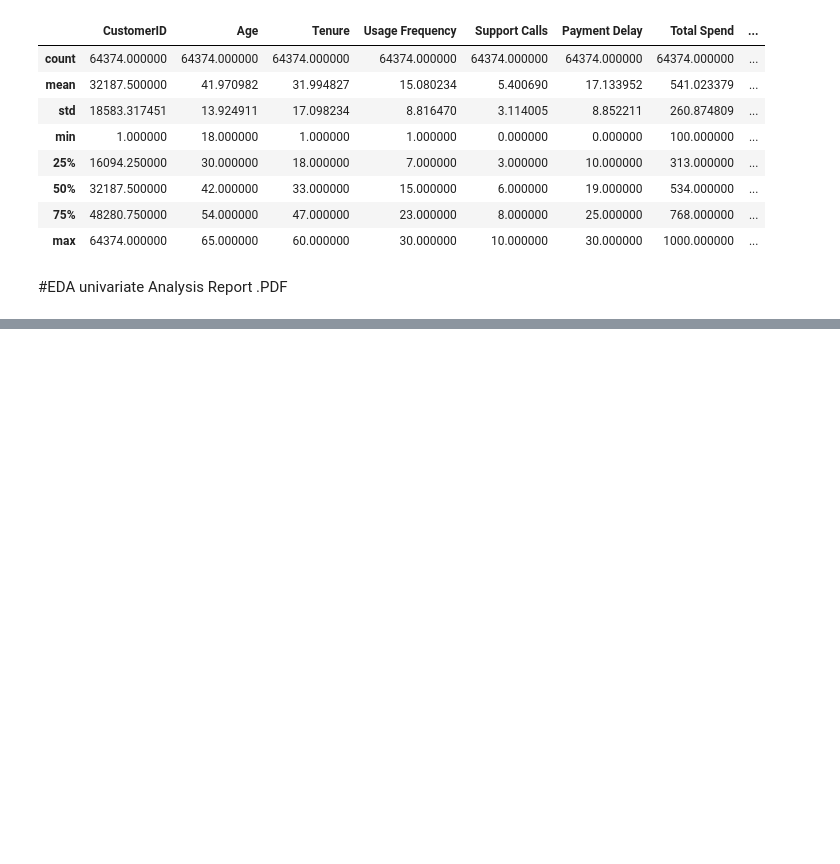
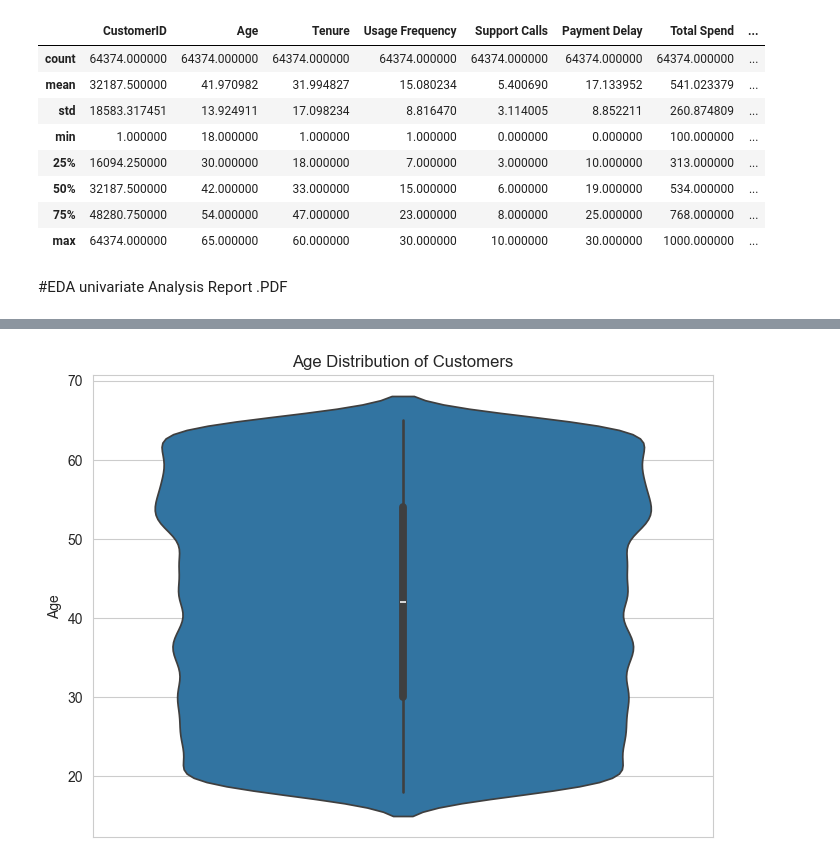
Before and after one commit to Weliviti/CodeWaveML, a Jupyter notebook: Projects/notebook/1_EDA.ipynb, the cells around one changed output, grey strips where cells are left out. Cells and saved outputs as stored; diff of their text form; code cells hidden in the pictures; blank space fills up the shorter version.

```diff
--- a/Projects/notebook/1_EDA.ipynb
+++ b/Projects/notebook/1_EDA.ipynb
@@ -62,0 +80,8 @@ dataset.describe()
+# %%
+plt.figure(figsize=(8,6))
+sns.violinplot(y=dataset["Age"])
+plt.title('Age Distribution of Customers')
+plt.ylabel('Age')
+plt.show()
+# %% [output]
+[figure, added]
```
Also changed, not shown: parts of 2 cells of this notebook, 2 other files.
